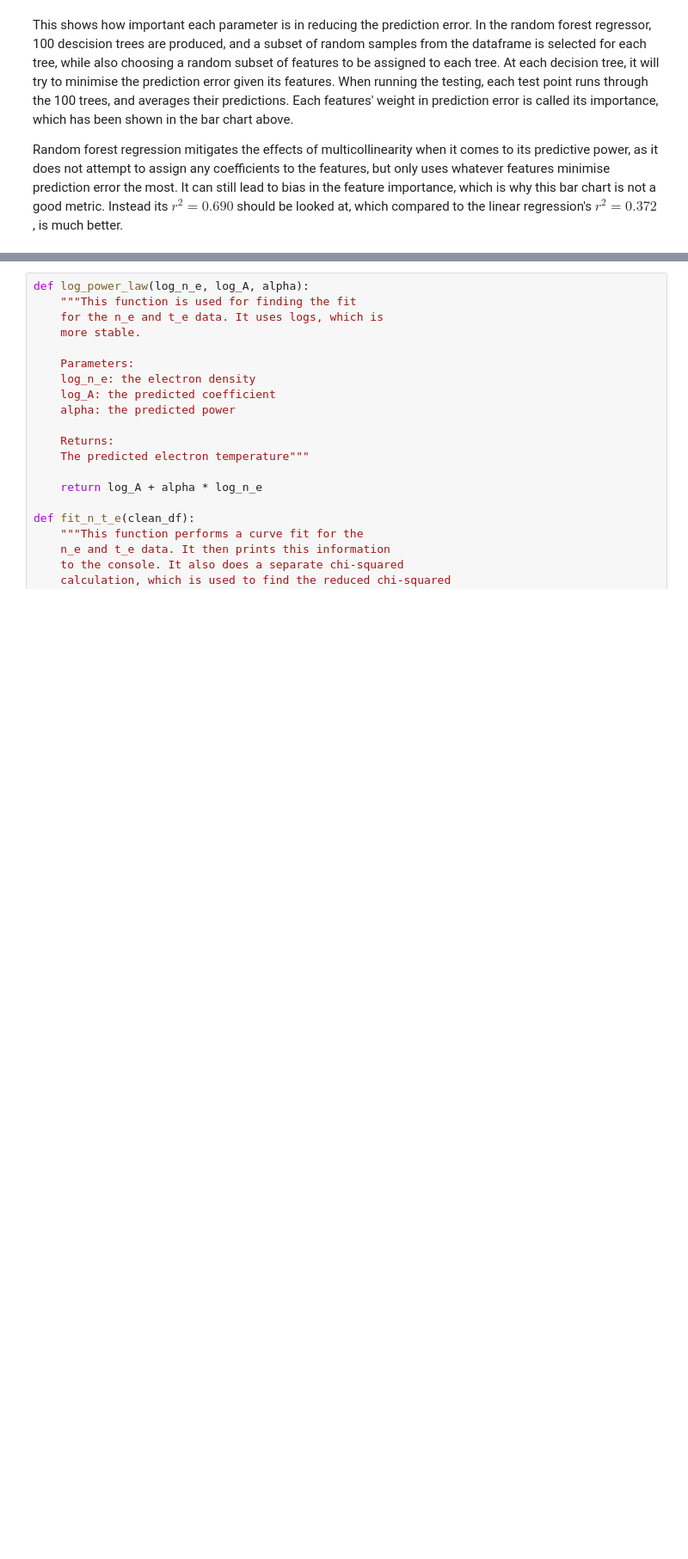
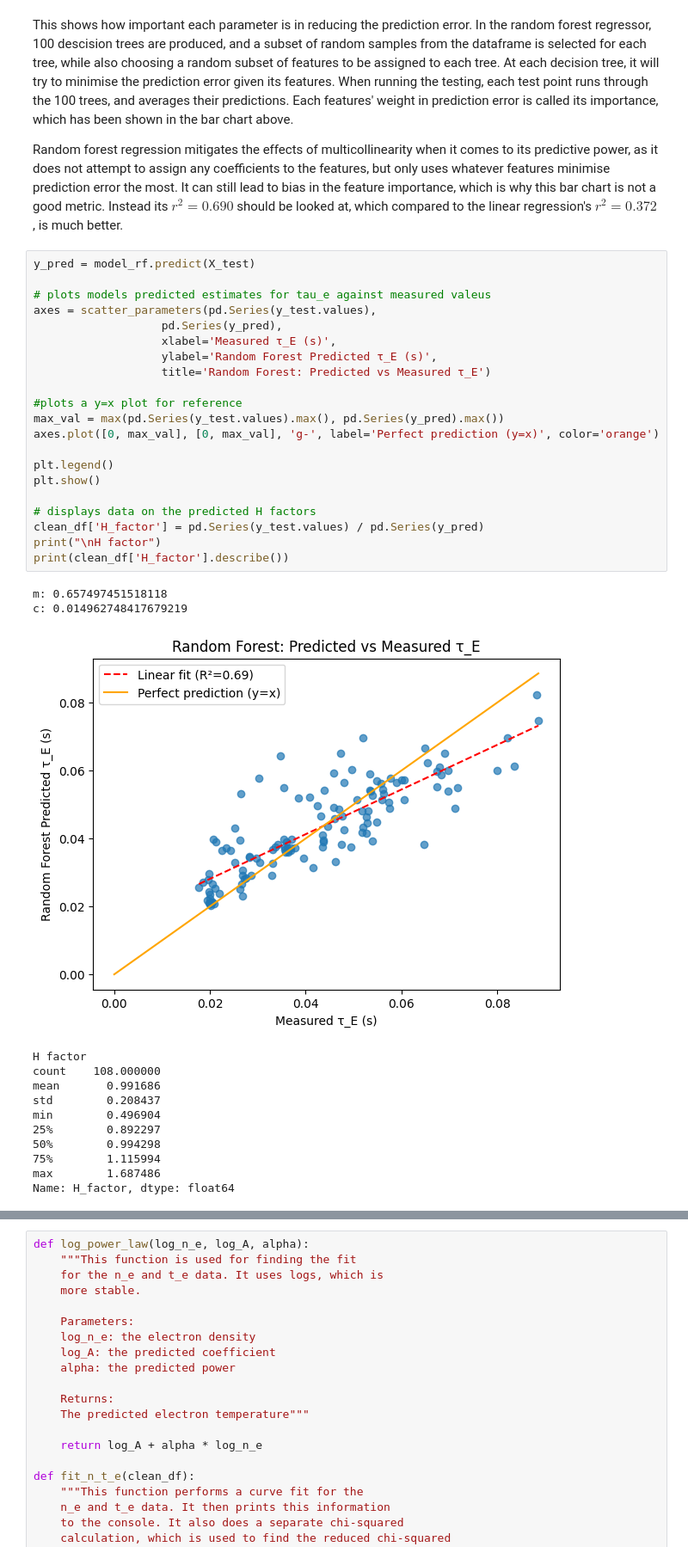
Before and after one commit to Jim-2007/MAST-Plasma-Analysis, a Jupyter notebook: energy_confinement_scaling.ipynb, the cells around one changed output, grey strips where cells are left out. Shown at 86% size. Drawn from its saved outputs; the diff is of its cells as text; blank space fills up the shorter version.

```diff
--- a/energy_confinement_scaling.ipynb
+++ b/energy_confinement_scaling.ipynb
@@ -573,3 +589,38 @@ minor_radius: 0.1161
 This shows how important each parameter is in reducing the prediction error. In the random forest regressor, 100 descision trees are produced, and a subset of random samples from the dataframe is selected for each tree, while also choosing a random subset of features to be assigned to each tree. At each decision tree, it will try to minimise the prediction error given its features. When running the testing, each test point runs through the 100 trees, and averages their predictions. Each features' weight in prediction error is called its importance, which has been shown in the bar chart above.
 
 Random forest regression mitigates the effects of multicollinearity when it comes to its predictive power, as it does not attempt to assign any coefficients to the features, but only uses whatever features minimise prediction error the most. It can still lead to bias in the feature importance, which is why this bar chart is not a good metric. Instead its $r^2 = 0.690$ should be looked at, which compared to the linear regression's $r^2 = 0.372$ , is much better.
+# %%
+y_pred = model_rf.predict(X_test)
+
+# plots models predicted estimates for tau_e against measured valeus
+axes = scatter_parameters(pd.Series(y_test.values),
+                   pd.Series(y_pred),
+                   xlabel='Measured τ_E (s)',
+                   ylabel='Random Forest Predicted τ_E (s)',
+                   title='Random Forest: Predicted vs Measured τ_E')
+
+#plots a y=x plot for reference
+max_val = max(pd.Series(y_test.values).max(), pd.Series(y_pred).max())
+axes.plot([0, max_val], [0, max_val], 'g-', label='Perfect prediction (y=x)', color='orange')
+
+plt.legend()
+plt.show()
+
+# displays data on the predicted H factors
+clean_df['H_factor'] = pd.Series(y_test.values) / pd.Series(y_pred)
+print("\nH factor")
+print(clean_df['H_factor'].describe())
+# %% [output]
+m: 0.657497451518118
+c: 0.014962748417679219
+[figure, added]
+H factor
+count    108.000000
+mean       0.991686
+std        0.208437
+min        0.496904
+25%        0.892297
+50%        0.994298
+75%        1.115994
+max        1.687486
+Name: H_factor, dtype: float64
```
Also changed, not shown: parts of 10 cells of this notebook.
